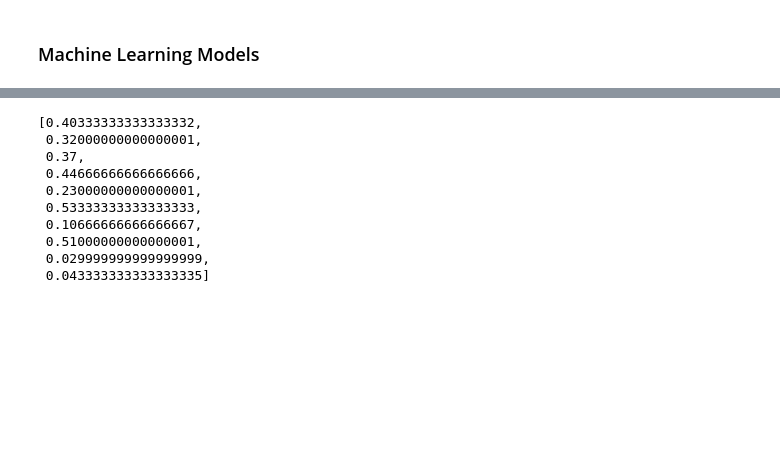
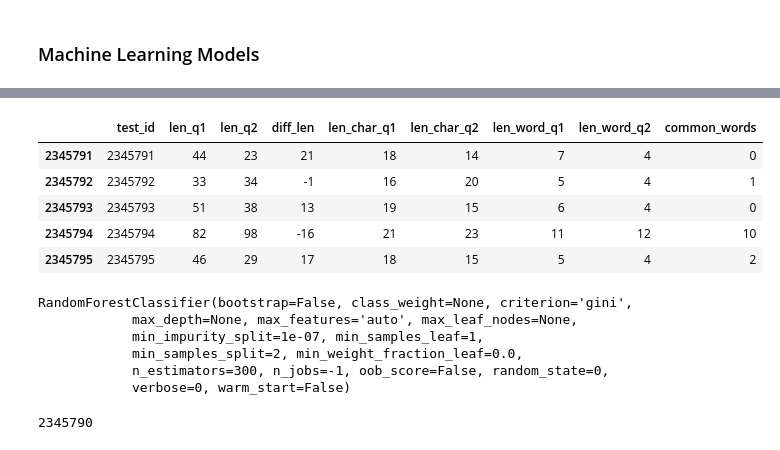
Before and after one commit to Marcelobbr/Kaggle_Quora, a Jupyter notebook: kaggle_quora.ipynb, the cells around one changed output, grey strips where cells are left out. Cells and saved outputs as stored; diff of their text form; code cells hidden in the pictures; blank space fills up the shorter version.

```diff
--- a/kaggle_quora.ipynb
+++ b/kaggle_quora.ipynb
@@ -344,0 +414,2 @@ quora_test = quora_test.head(1000) # temporary data reduction
+# %%
+quora_test = use_selected_functions(quora_test)
@@ -344,0 +443,9 @@ quora_test = quora_test.head(1000) # temporary data reduction
+# %%
+quora_test.tail()
+# %% [output]
+|  | test_id | len_q1 | len_q2 | diff_len | len_char_q1 | len_char_q2 | len_word_q1 | len_word_q2 | common_words |
+| 2345791 | 2345791 | 44 | 23 | 21 | 18 | 14 | 7 | 4 | 0 |
+| 2345792 | 2345792 | 33 | 34 | -1 | 16 | 20 | 5 | 4 | 1 |
+| 2345793 | 2345793 | 51 | 38 | 13 | 19 | 15 | 6 | 4 | 0 |
+| 2345794 | 2345794 | 82 | 98 | -16 | 21 | 23 | 11 | 12 | 10 |
+| 2345795 | 2345795 | 46 | 29 | 17 | 18 | 15 | 5 | 4 | 2 |
@@ -345,20 +456,11 @@ quora_test = quora_test.head(1000) # temporary data reduction
 # %%
 randomforest = RandomForestClassifier(n_estimators=300, max_features='auto', bootstrap=False,
                                oob_score=False, n_jobs=-1, random_state=0)
-randomforest.fit(quora_train_features, quora_train_y)
-
-predict = randomforest.predict_proba(quora_test_features)
-prediction_submission = [i[1] for i in predict]
+randomforest.fit(x_quora_train, y_quora_train)
+# %% [output]
+RandomForestClassifier(bootstrap=False, class_weight=None, criterion='gini',
+            max_depth=None, max_features='auto', max_leaf_nodes=None,
+            min_impurity_split=1e-07, min_samples_leaf=1,
+            min_samples_split=2, min_weight_fraction_leaf=0.0,
+            n_estimators=300, n_jobs=-1, oob_score=False, random_state=0,
+            verbose=0, warm_start=False)
-# %%
-prediction_submission[:10]
-# %% [output]
-[0.40333333333333332,
- 0.32000000000000001,
- 0.37,
- 0.44666666666666666,
- 0.23000000000000001,
- 0.53333333333333333,
- 0.10666666666666667,
- 0.51000000000000001,
- 0.029999999999999999,
- 0.043333333333333335]
@@ -364,0 +470,4 @@ prediction_submission[:10]
+# %%
+len(prediction_submission)
+# %% [output]
+2345790
```
Also changed, not shown: parts of 46 cells of this notebook.
